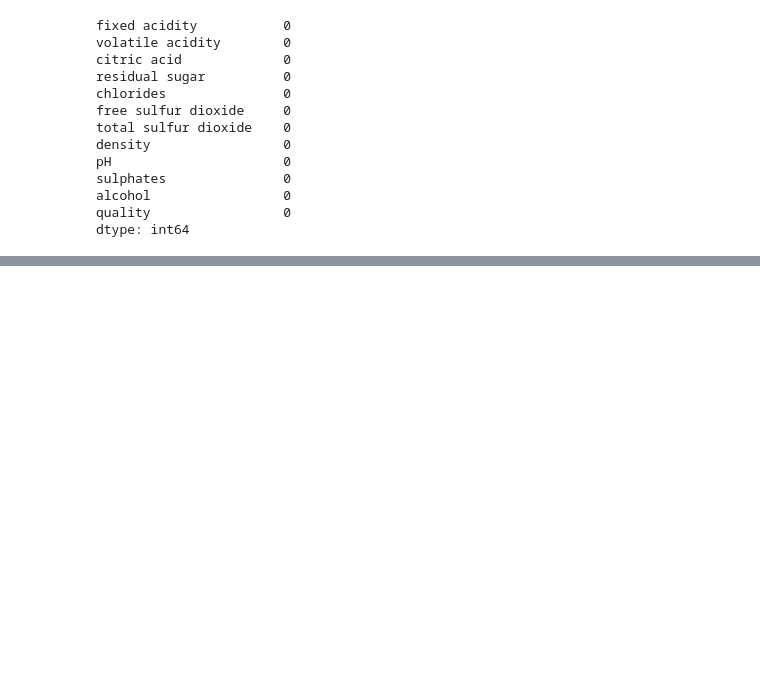
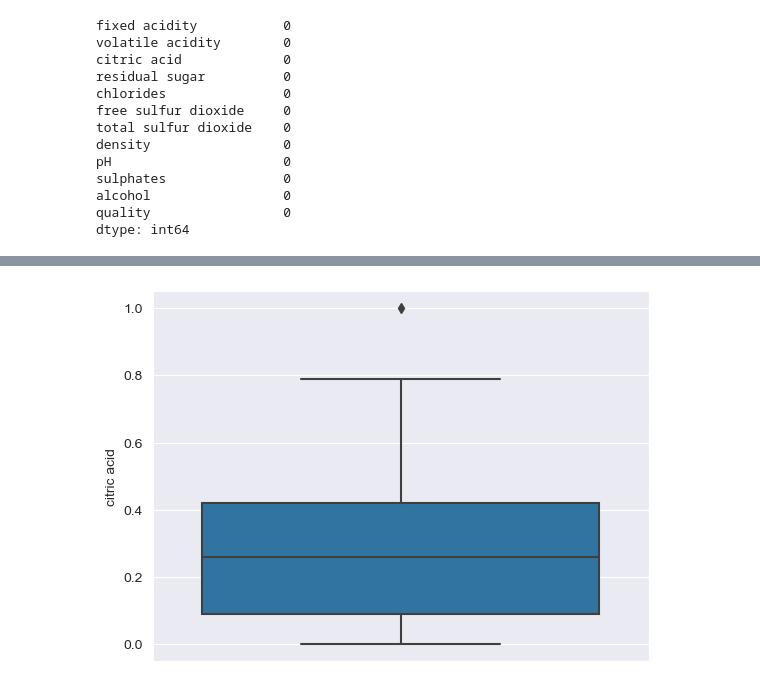
Before and after one commit to Hidennnn/WineQuality, a Jupyter notebook: data_exploring.ipynb, the cells around one changed output, grey strips where cells are left out. Cells and saved outputs as stored; diff of their text form; code cells hidden in the pictures; blank space fills up the shorter version.

```diff
--- a/data_exploring.ipynb
+++ b/data_exploring.ipynb
@@ -79,0 +107,5 @@ No missing values.
+# %%
+sns.boxplot(y=df['citric acid'])
+plt.show()
+# %% [output]
+[figure, added]
```
Also changed, not shown: parts of 19 cells of this notebook.
